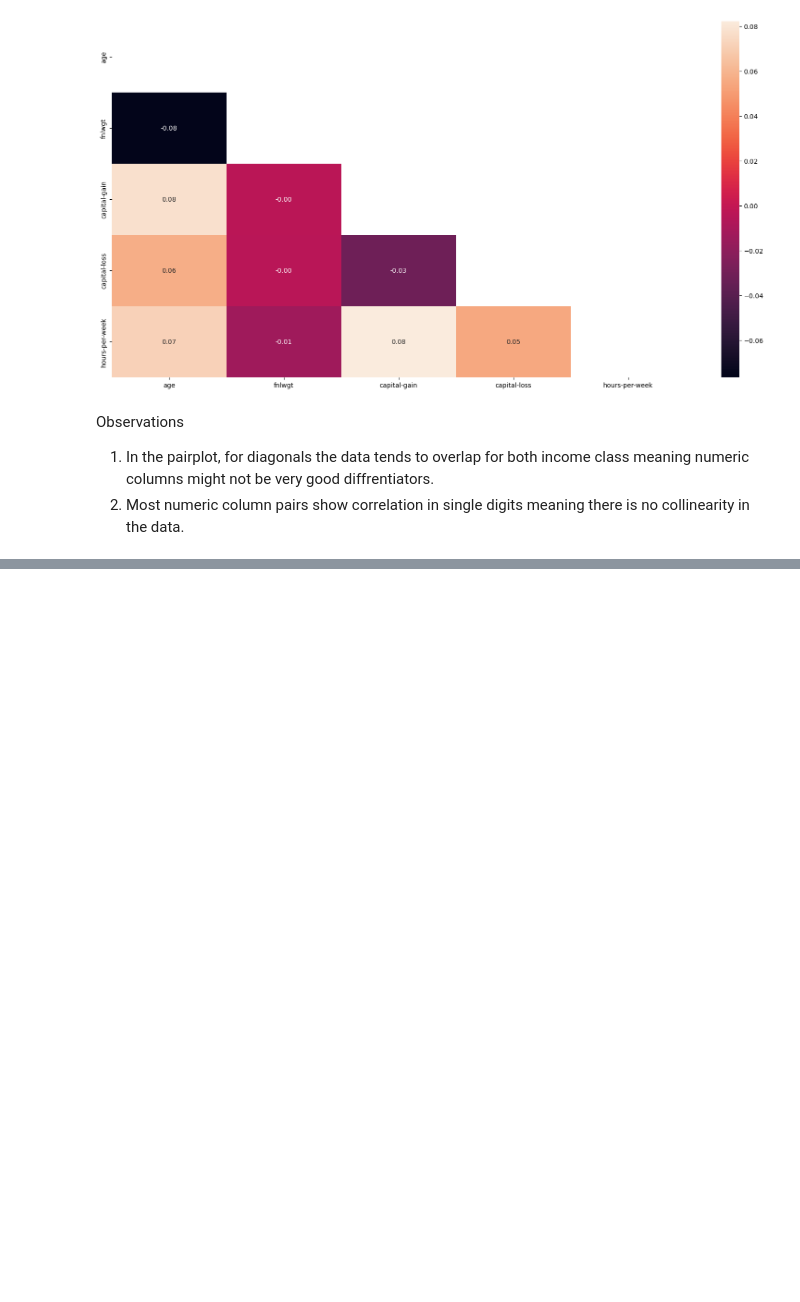
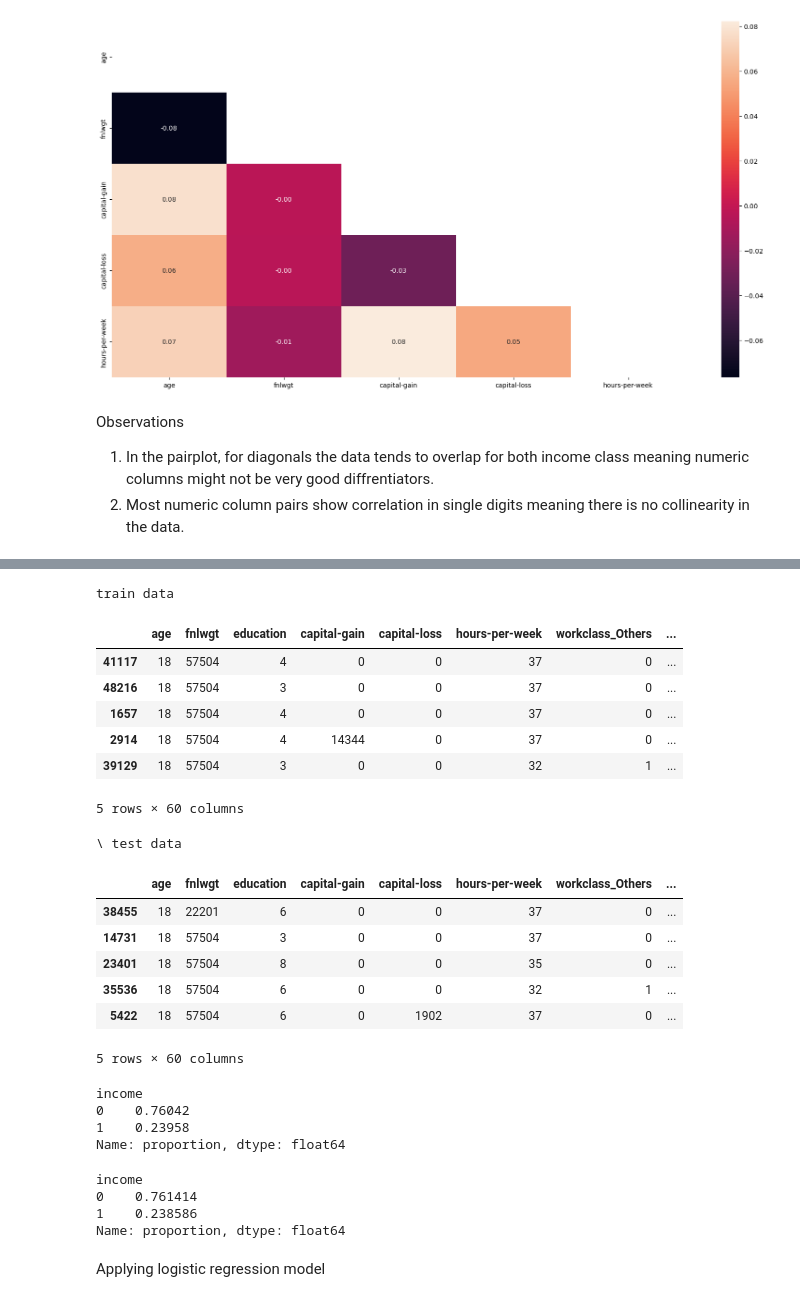
Before and after one commit to keithmmc/dataprojects, a Jupyter notebook: income.ipynb, the cells around one changed output, grey strips where cells are left out. Saved outputs shown, nothing was run; the diff lists cells and outputs as text; code cells hidden in the pictures; blank space fills up the shorter version.

```diff
--- a/income.ipynb
+++ b/income.ipynb
@@ -344,0 +500,38 @@ Observations
+# %%
+print('train data')
+display(X_train.head())
+print('\ test data')
+display(X_test.head())
+# %% [output]
+train data
+|  | age | fnlwgt | education | capital-gain | capital-loss | hours-per-week | workclass_Others | ... |
+| 41117 | 18 | 57504 | 4 | 0 | 0 | 37 | 0 | ... |
+| 48216 | 18 | 57504 | 3 | 0 | 0 | 37 | 0 | ... |
+| 1657 | 18 | 57504 | 4 | 0 | 0 | 37 | 0 | ... |
+| 2914 | 18 | 57504 | 4 | 14344 | 0 | 37 | 0 | ... |
+| 39129 | 18 | 57504 | 3 | 0 | 0 | 32 | 1 | ... |
+5 rows × 60 columns
+\ test data
+|  | age | fnlwgt | education | capital-gain | capital-loss | hours-per-week | workclass_Others | ... |
+| 38455 | 18 | 22201 | 6 | 0 | 0 | 37 | 0 | ... |
+| 14731 | 18 | 57504 | 3 | 0 | 0 | 37 | 0 | ... |
+| 23401 | 18 | 57504 | 8 | 0 | 0 | 35 | 0 | ... |
+| 35536 | 18 | 57504 | 6 | 0 | 0 | 32 | 1 | ... |
+| 5422 | 18 | 57504 | 6 | 0 | 1902 | 37 | 0 | ... |
+5 rows × 60 columns
+# %%
+y_train.value_counts(1)
+# %% [output]
+income
+0    0.76042
+1    0.23958
+Name: proportion, dtype: float64
+# %%
+y_test.value_counts(1)
+# %% [output]
+income
+0    0.761414
+1    0.238586
+Name: proportion, dtype: float64
+# %% [markdown]
+Applying logistic regression model
```
Also changed, not shown: parts of 29 cells of this notebook.
